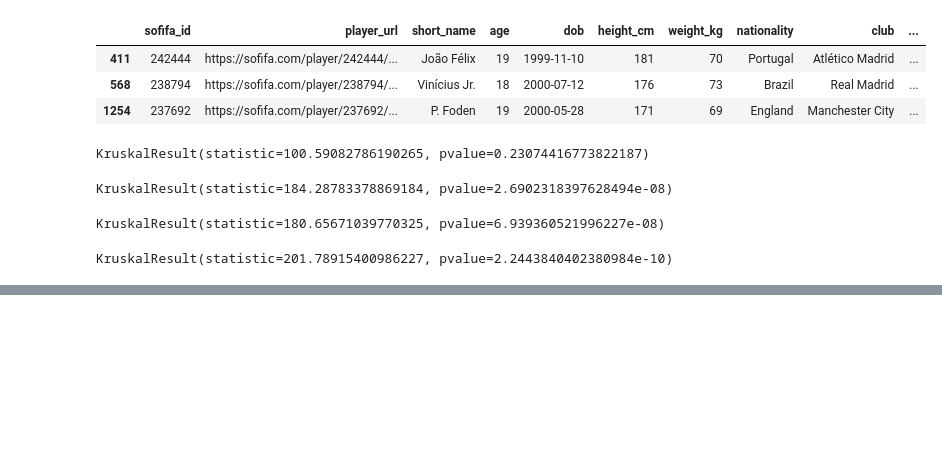
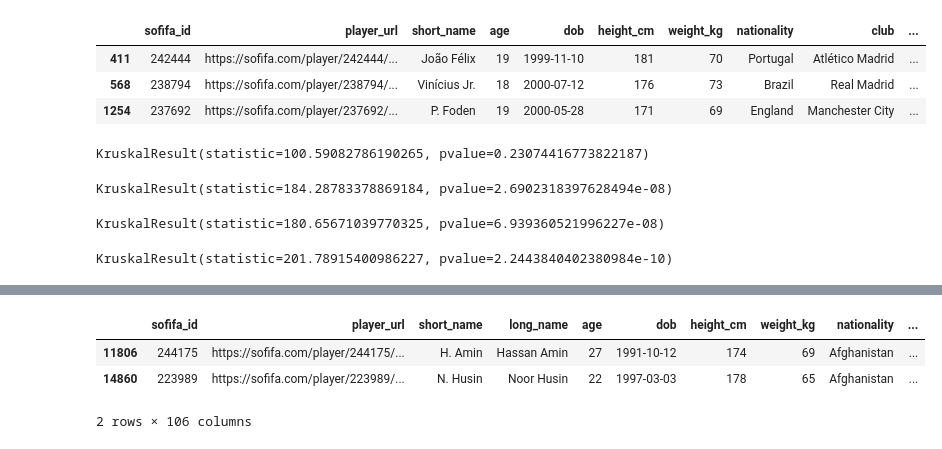
Before and after one commit to LucasAfa/Projeto1-IF775, a Jupyter notebook: projeto_1.ipynb, the cells around one changed output, grey strips where cells are left out. Cells and saved outputs as stored; diff of their text form; code cells hidden in the pictures; blank space fills up the shorter version.

```diff
--- a/projeto_1.ipynb
+++ b/projeto_1.ipynb
@@ -244,0 +296,8 @@ KruskalResult(statistic=201.78915400986227, pvalue=2.2443840402380984e-10)
+# %%
+#o pais com media media de potencial é o Afghanistan
+fifa20_all[fifa20_all["country_code"] == fifa20_all.groupby("country_code").mean()[fifa20_all.groupby("country_code").mean()["potential"] >= fifa20_all.groupby("country_code").mean().min()[5]].index[0]]
+# %% [output]
+|  | sofifa_id | player_url | short_name | long_name | age | dob | height_cm | weight_kg | nationality | ... |
+| 11806 | 244175 | https://sofifa.com/player/244175/... | H. Amin | Hassan Amin | 27 | 1991-10-12 | 174 | 69 | Afghanistan | ... |
+| 14860 | 223989 | https://sofifa.com/player/223989/... | N. Husin | Noor Husin | 22 | 1997-03-03 | 178 | 65 | Afghanistan | ... |
+2 rows × 106 columns
```
Also changed, not shown: parts of 8 cells of this notebook.
